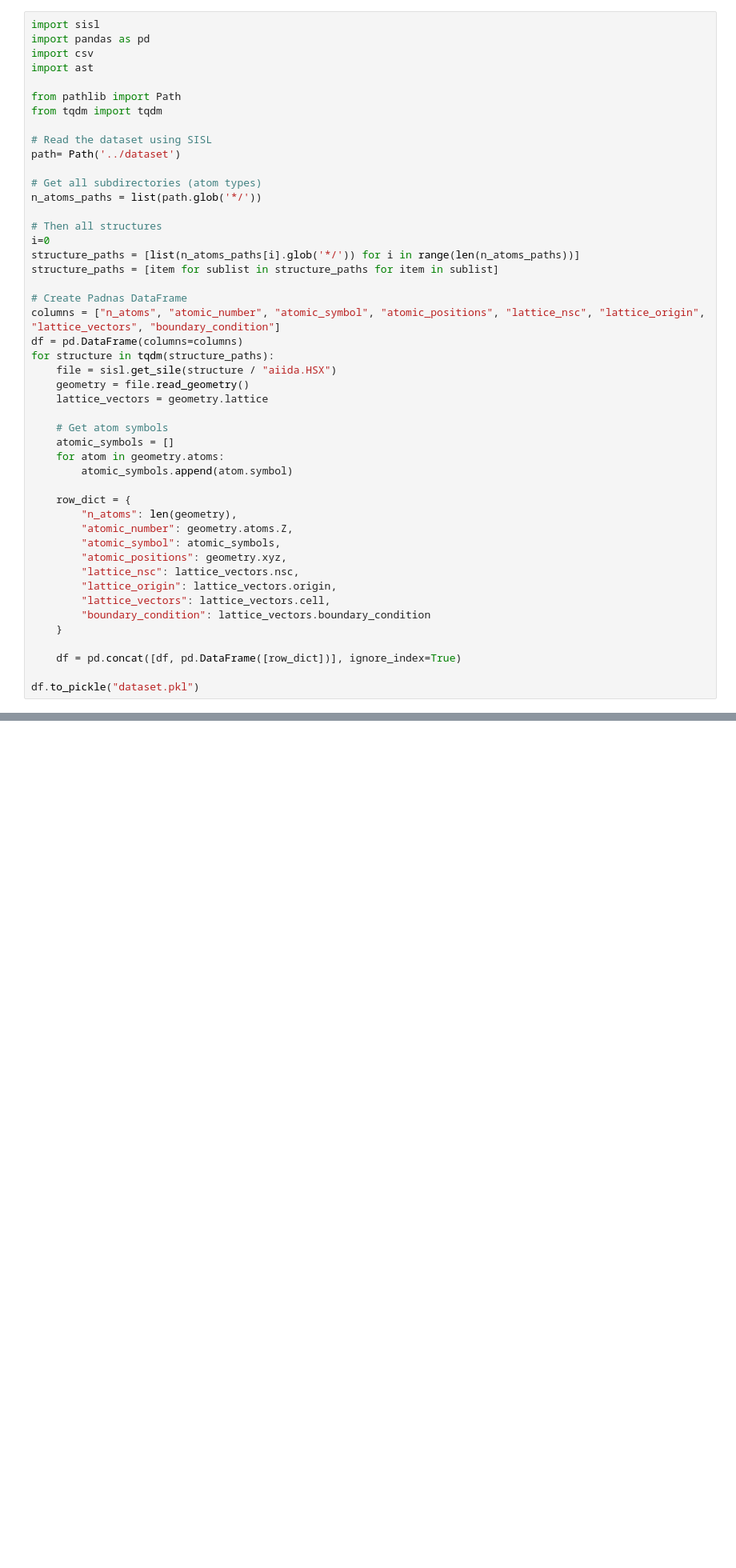
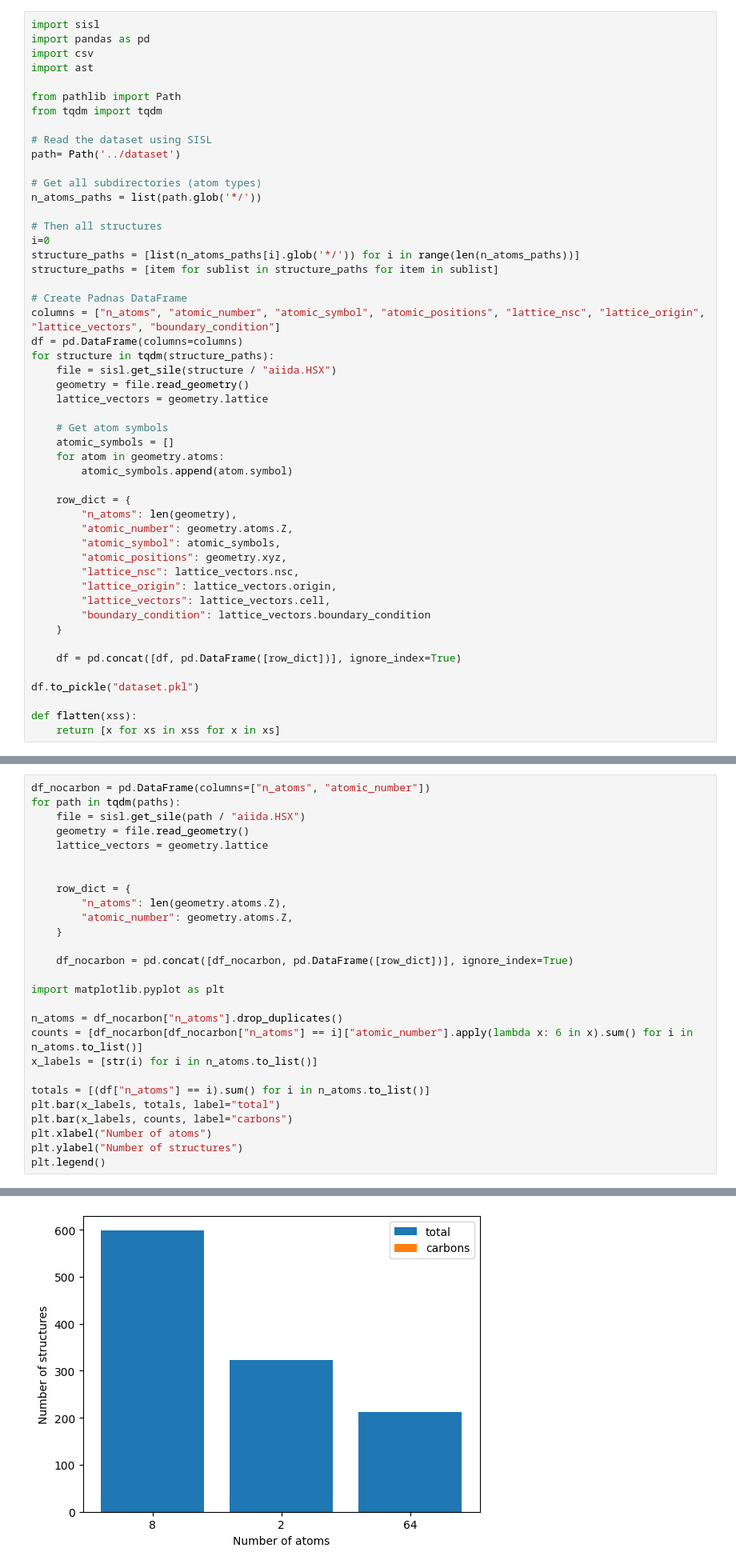
Before and after one commit to alapena/graph2mat4abn, a Jupyter notebook: Exploratory Data Analysis/eda.ipynb, the cells around one changed output, grey strips where cells are left out. Shown at 80% size. Cells and saved outputs as stored; diff of their text form; blank space fills up the shorter version.

```diff
--- a/Exploratory Data Analysis/eda.ipynb
+++ b/Exploratory Data Analysis/eda.ipynb
@@ -45,6 +45,9 @@ for structure in tqdm(structure_paths):
     df = pd.concat([df, pd.DataFrame([row_dict])], ignore_index=True)
 
 df.to_pickle("dataset.pkl")
+
+def flatten(xss):
+    return [x for xs in xss for x in xs]
 # %%
 # Read the dataset back
 df = pd.read_pickle("dataset.pkl")
@@ -105,0 +160,28 @@ Text(0, 0.5, 'Number of structures with Carbon atoms')
+# %%
+df_nocarbon = pd.DataFrame(columns=["n_atoms", "atomic_number"])
+for path in tqdm(paths):
+    file = sisl.get_sile(path / "aiida.HSX")
+    geometry = file.read_geometry()
+    lattice_vectors = geometry.lattice
+
+
+    row_dict = {
+        "n_atoms": len(geometry.atoms.Z),
+        "atomic_number": geometry.atoms.Z,
+    }
+
+    df_nocarbon = pd.concat([df_nocarbon, pd.DataFrame([row_dict])], ignore_index=True)
+
+import matplotlib.pyplot as plt
+
+n_atoms = df_nocarbon["n_atoms"].drop_duplicates()
+counts = [df_nocarbon[df_nocarbon["n_atoms"] == i]["atomic_number"].apply(lambda x: 6 in x).sum() for i in n_atoms.to_list()]
+x_labels = [str(i) for i in n_atoms.to_list()]
+
+totals = [(df["n_atoms"] == i).sum() for i in n_atoms.to_list()]
+plt.bar(x_labels, totals, label="total")
+plt.bar(x_labels, counts, label="carbons")
+plt.xlabel("Number of atoms")
+plt.ylabel("Number of structures")
+plt.legend()
+# %% [output]
@@ -105,0 +189 @@ Text(0, 0.5, 'Number of structures with Carbon atoms')
+[figure, added]
```
Also changed, not shown: parts of 6 cells of this notebook, 7 other files.
